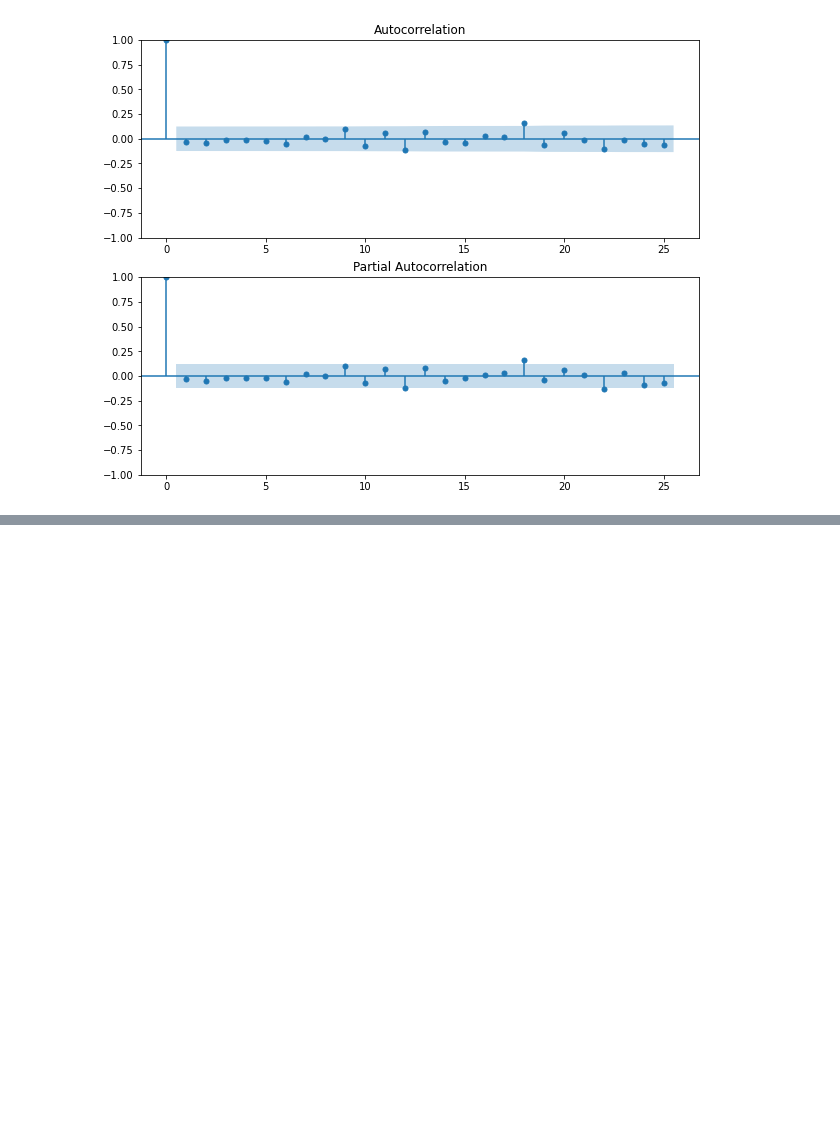
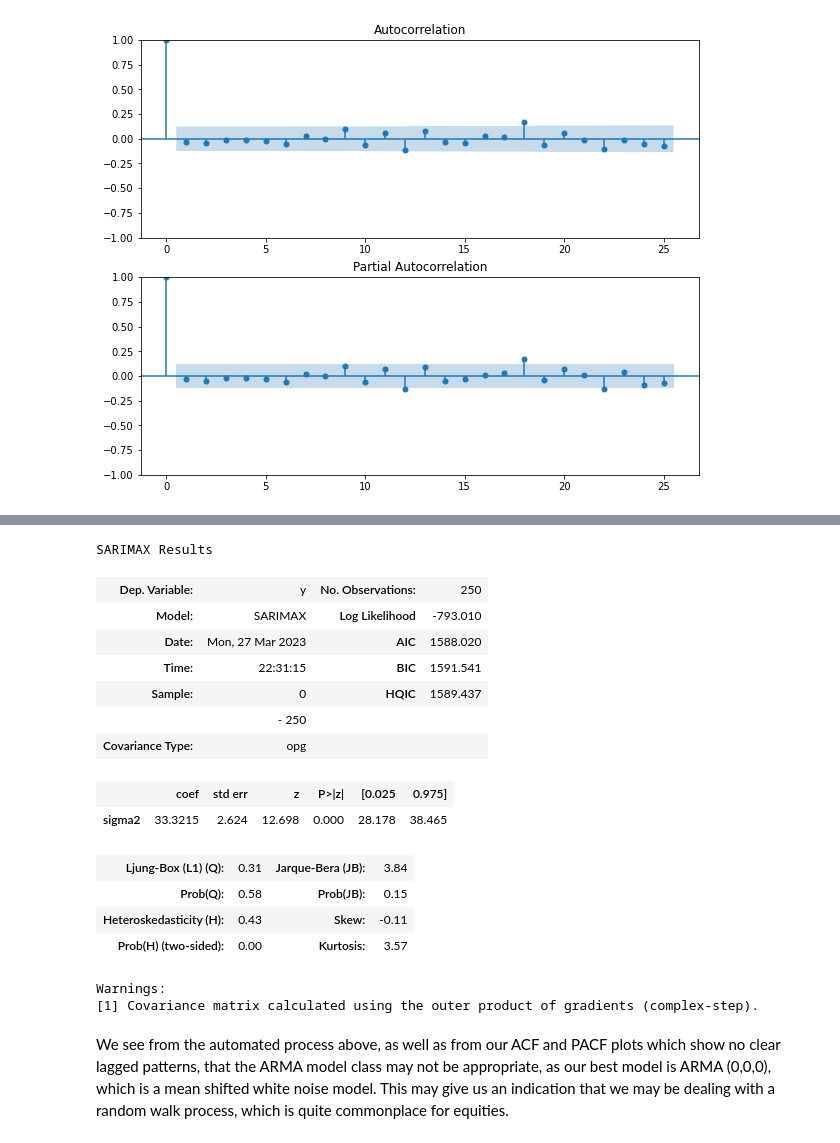
Before and after one commit to danielherrerahsph/SPYtimeseries, a Jupyter notebook: data_pull.ipynb, the cells around one changed output, grey strips where cells are left out. Drawn from its saved outputs; the diff is of its cells as text; code cells hidden in the pictures; blank space fills up the shorter version.

Commit message:
intial ARMA modeling process

```diff
--- a/data_pull.ipynb
+++ b/data_pull.ipynb
@@ -157,0 +178,9 @@ plt.show()
+# %%
+# fit model
+model=pm.auto_arima(diff_ts,start_p=0,d=0,start_q=0,
+          max_p=5,max_d=0,max_q=5, start_P=0,
+          D=0, start_Q=0, max_P=5,max_D=0,
+          max_Q=5, seasonal=False,
+          error_action='warn',trace=True,
+          supress_warnings=True,stepwise=True,
+          random_state=20,n_fits=50)
@@ -157,0 +197,21 @@ plt.show()
+# %%
+model.summary()
+# %% [output]
+SARIMAX Results
+| Dep. Variable: | y | No. Observations: | 250 |
+| Model: | SARIMAX | Log Likelihood | -793.010 |
+| Date: | Mon, 27 Mar 2023 | AIC | 1588.020 |
+| Time: | 22:31:15 | BIC | 1591.541 |
+| Sample: | 0 | HQIC | 1589.437 |
+|  | - 250 |  |  |
+| Covariance Type: | opg |  |  |
+|  | coef | std err | z | P>|z| | [0.025 | 0.975] |
+| sigma2 | 33.3215 | 2.624 | 12.698 | 0.000 | 28.178 | 38.465 |
+| Ljung-Box (L1) (Q): | 0.31 | Jarque-Bera (JB): | 3.84 |
+| Prob(Q): | 0.58 | Prob(JB): | 0.15 |
+| Heteroskedasticity (H): | 0.43 | Skew: | -0.11 |
+| Prob(H) (two-sided): | 0.00 | Kurtosis: | 3.57 |
+Warnings:
+[1] Covariance matrix calculated using the outer product of gradients (complex-step).
+# %% [markdown]
+We see from the automated process above, as well as from our ACF and PACF plots which show no clear lagged patterns, that the ARMA model class may not be appropriate, as our best model is ARMA (0,0,0), which is a mean shifted white noise model. This may give us an indication that we may be dealing with a random walk process, which is quite commonplace for equities.
```
Also changed, not shown: parts of 9 cells of this notebook.
